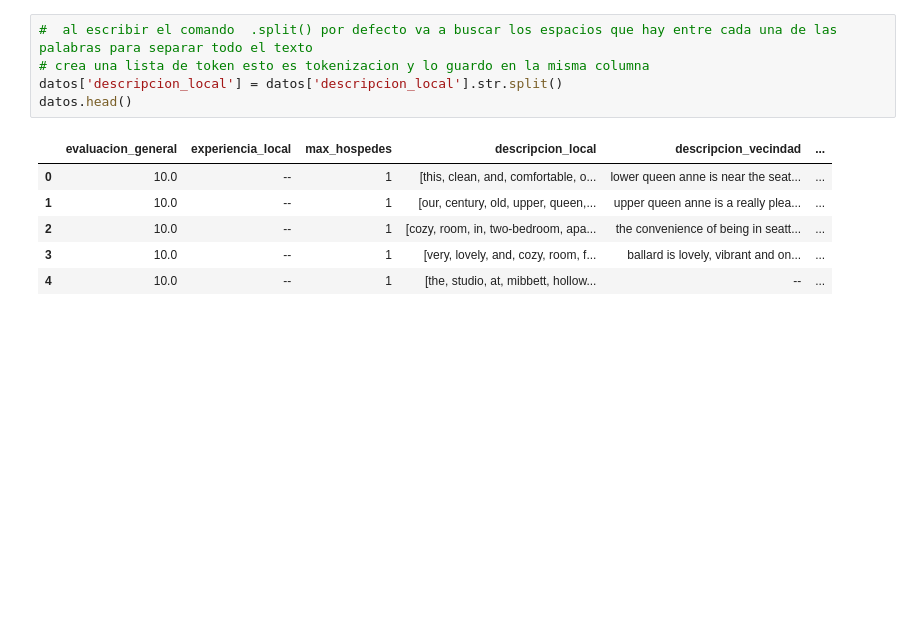
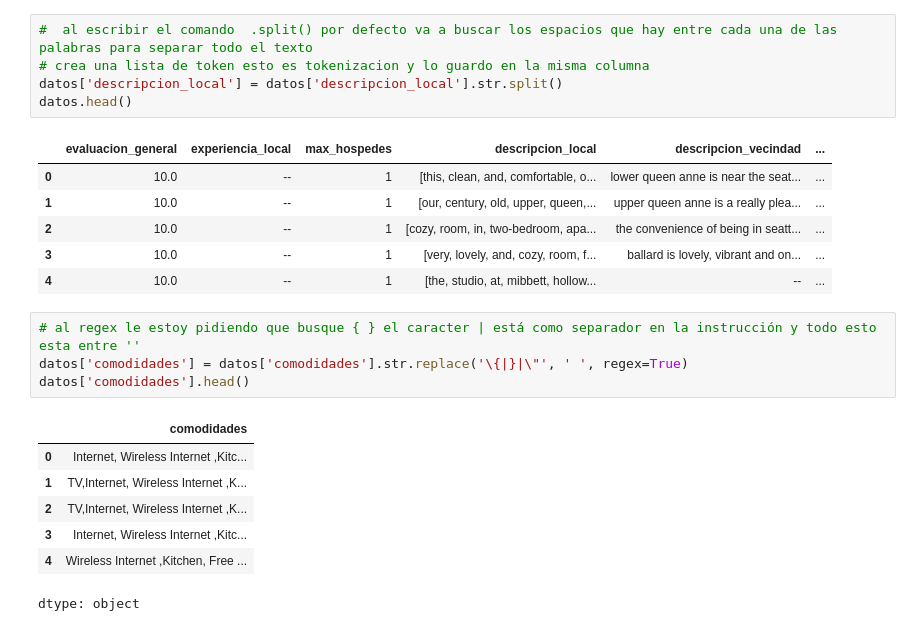
Before and after one commit to Nataliahfk/Pandas_transformacion_y_manipulacion_datos, a Jupyter notebook: Pandas_Tratamiento_Manipulacion_Datos.ipynb, the cells around one changed output. Cells and saved outputs as stored; diff of their text form; blank space fills up the shorter version.

```diff
--- a/Pandas_Tratamiento_Manipulacion_Datos.ipynb
+++ b/Pandas_Tratamiento_Manipulacion_Datos.ipynb
@@ -426,3 +426,15 @@ datos.head()
 | 2 | 10.0 | -- | 1 | [cozy, room, in, two-bedroom, apa... | the convenience of being in seatt... | ... |
 | 3 | 10.0 | -- | 1 | [very, lovely, and, cozy, room, f... | ballard is lovely, vibrant and on... | ... |
 | 4 | 10.0 | -- | 1 | [the, studio, at, mibbett, hollow... | -- | ... |
+# %%
+# al regex le estoy pidiendo que busque { } el caracter | está como separador en la instrucción y todo esto esta entre ''
+datos['comodidades'] = datos['comodidades'].str.replace('\{|}|\"', ' ', regex=True)
+datos['comodidades'].head()
+# %% [output]
+|  | comodidades |
+| 0 | Internet, Wireless Internet ,Kitc... |
+| 1 | TV,Internet, Wireless Internet ,K... |
+| 2 | TV,Internet, Wireless Internet ,K... |
+| 3 | Internet, Wireless Internet ,Kitc... |
+| 4 | Wireless Internet ,Kitchen, Free ... |
+dtype: object
```
Also changed, not shown: parts of 1 cell of this notebook.
